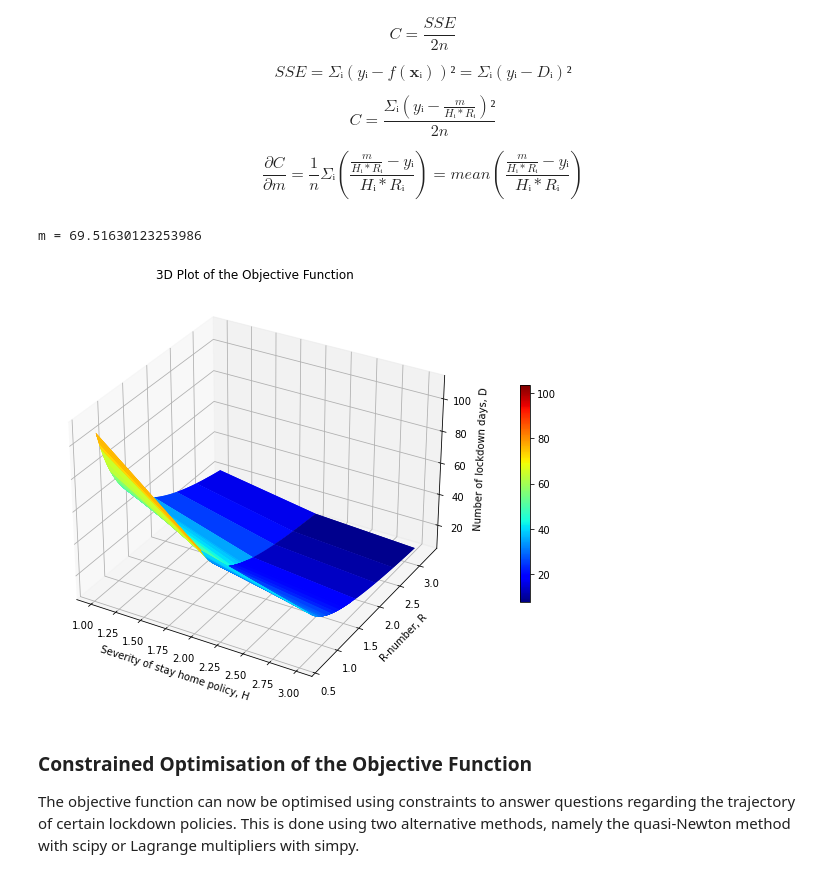
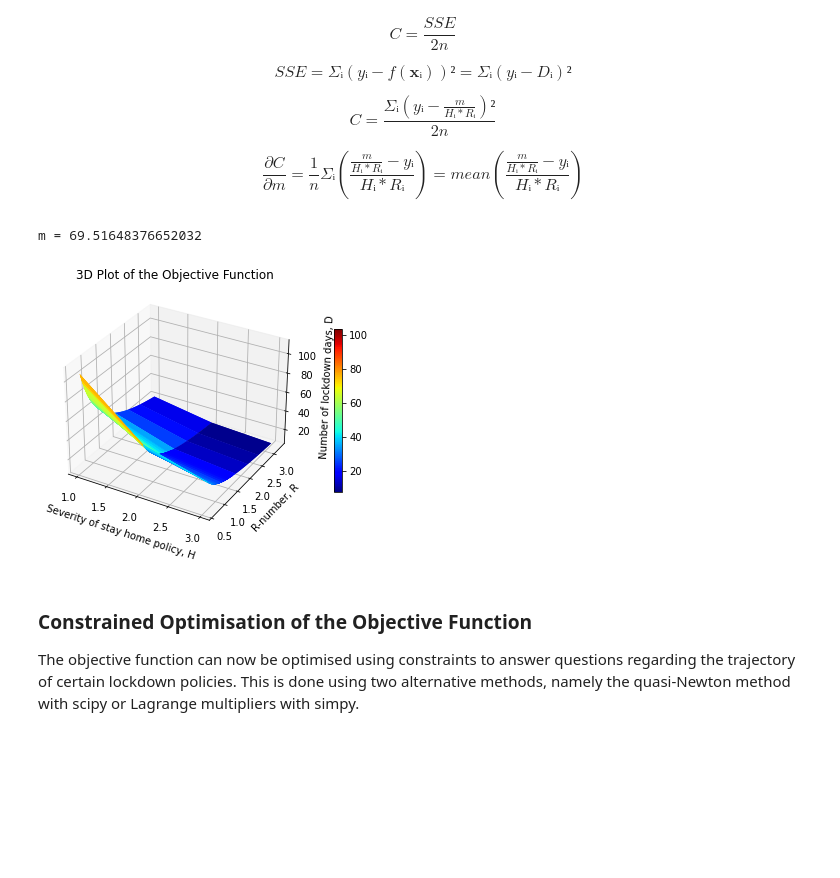
Before and after one commit to LeonidasY/master-ai-projects, a Jupyter notebook: lockdown-optimisation/lockdown-optimisation.ipynb, the cells around one changed output. Drawn from its saved outputs; the diff is of its cells as text; code cells hidden in the pictures; blank space fills up the shorter version.

```diff
--- a/lockdown-optimisation/lockdown-optimisation.ipynb
+++ b/lockdown-optimisation/lockdown-optimisation.ipynb
@@ -185,28 +185,22 @@ $$𝐶 = \frac{Σᵢ(𝑦ᵢ − \frac{m}{Hᵢ * Rᵢ})²}{2𝑛}$$
 $$\frac{∂𝐶}{∂m} = \frac{1}{𝑛} Σᵢ(\frac{\frac{m}{Hᵢ * Rᵢ} - 𝑦ᵢ}{Hᵢ * Rᵢ}) = mean(\frac{\frac{m}{Hᵢ * Rᵢ} - 𝑦ᵢ}{Hᵢ * Rᵢ})$$
 # %%
 # Define the gradient of the cost function
-def cost_gradient(x, y, param):
+def derivative(x, y, param):
     # +1 to prevent division by zero
-    error = (param[0] / (x[0] * x[1] + 1) - y) / (x[0] * x[1] + 1)
-    return error.mean()
+    return np.mean((param[0] / (x[0] * x[1] + 1) - y) / (x[0] * x[1] + 1))
 # %%
-# Define the batch gradient descent function
-def bgd(gradient, x, y, params, learn_rate, momentum, tolerance=1e-06, n_iter=1000):
-    vector = params
+# Define the gradient descent function
+def gradDescent(grad, x, y, sol, alpha, gamma, n_iter=10000):
     step_size = 0
 
     for _ in range(n_iter):
-        # Calculate the step size using the negative of the gradient and momentum
-        step_size = -learn_rate * np.array(gradient(x, y, vector)) + momentum * step_size
+        # Calculate the step using the gradient
+        step_size = alpha * grad(x, y, sol) + gamma * step_size
 
-        # Stop iterations if step_size is below tolerance
-        if np.all(np.abs(step_size) <= tolerance):
-            break
+        # Update the parameters using the step
+        sol -= step_size
 
-        # Update the parameter vector using the step size
-        vector += step_size
-
-    return vector
+    return sol
 # %%
 # Initialise the values for x and y
 D = data['days'].values
@@ -214,32 +208,32 @@ H = data['stay_home'].values
 R = data['reproduction_rate'].values
 
 # Compute the coefficient m using gradient descent
-m = bgd(cost_gradient, [H, R], D, params=[1], learn_rate=0.1, momentum=0.8)
+m = gradDescent(derivative, x=[H, R], y=D, sol=[1], alpha=0.1, gamma=0.9)
 print('m = {}'.format(m[0]))
 # %% [output]
-m = 69.51630123253986
+m = 69.51648376652032
 # %%
 # Preview the 3D plot of the objective function with the found coefficient m
 def f(H, R):
     return m / (H * R)
 
-fig = plt.figure(figsize=(10, 8))
+fig = plt.figure(figsize=(6, 6))
 ax = fig.add_subplot(111, projection='3d')
 
 X, Y = np.meshgrid(H[H != 0], R[R != 0])
 zs = np.array([f(x, y) for x, y in zip(np.ravel(X), np.ravel(Y))])
 Z = zs.reshape(X.shape)
 
 surf = ax.plot_surface(X, Y, Z, cmap='jet')
 ax.set_title('3D Plot of the Objective Function')
 ax.set_xlabel('Severity of stay home policy, H')
 ax.set_ylabel('R-number, R')
 ax.set_zlabel('Number of lockdown days, D')
 fig.colorbar(surf, shrink=0.5, pad=0.1)
 
 plt.show()
 # %% [output]
-[figure, old version]
+[figure, new version]
 # %% [markdown]
 ### Constrained Optimisation of the Objective Function
 
```
